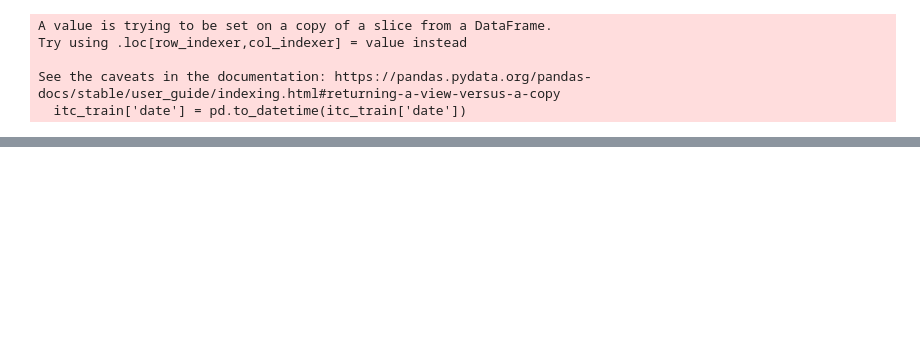
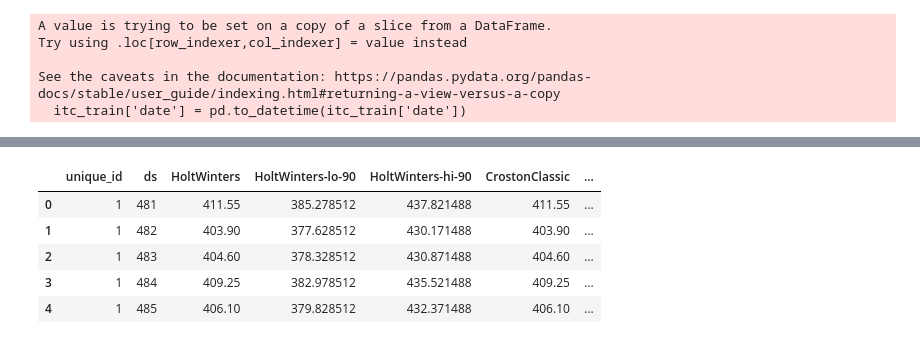
Before and after one commit to Vrunda-Kulkarni/Stock_Price_Prediction, a Jupyter notebook: 02_statsforecast.ipynb, the cells around one changed output, grey strips where cells are left out. Drawn from its saved outputs; the diff is of its cells as text; code cells hidden in the pictures; blank space fills up the shorter version.

```diff
--- a/02_statsforecast.ipynb
+++ b/02_statsforecast.ipynb
@@ -108,0 +125,49 @@ plt.show()
+# %%
+# -------------------------------------
+# Creating statsmodels object
+# -------------------------------------
+
+# itc_train = itc_train.drop(columns=['date'])
+
+# Sort by date
+itc_train = itc_train.sort_values('date')
+
+# Create row number (starting from 1)
+itc_train['ds'] = range(1, len(itc_train) + 1)
+
+itc_train = itc_train[['unique_id','ds','y']]
+# %%
+from statsforecast.models import (
+    HoltWinters,
+    CrostonClassic as Croston,
+    HistoricAverage,
+    DynamicOptimizedTheta as DOT,
+    SeasonalNaive
+)
+
+# Create a list of models and instantiation parameters
+models = [
+    HoltWinters(),
+    Croston(),
+    SeasonalNaive(season_length=12),
+    HistoricAverage(),
+    DOT(season_length=12)
+]
+
+# Instantiate StatsForecast class as sf
+sf = StatsForecast(
+    models=models,
+    freq=1,
+    fallback_model = SeasonalNaive(season_length=12),
+    n_jobs=-1,
+)
+
+forecasts_df = sf.forecast(df=itc_train, h=48, level=[90])
+forecasts_df.head()
+# %% [output]
+|  | unique_id | ds | HoltWinters | HoltWinters-lo-90 | HoltWinters-hi-90 | CrostonClassic | ... |
+| 0 | 1 | 481 | 411.55 | 385.278512 | 437.821488 | 411.55 | ... |
+| 1 | 1 | 482 | 403.90 | 377.628512 | 430.171488 | 403.90 | ... |
+| 2 | 1 | 483 | 404.60 | 378.328512 | 430.871488 | 404.60 | ... |
+| 3 | 1 | 484 | 409.25 | 382.978512 | 435.521488 | 409.25 | ... |
+| 4 | 1 | 485 | 406.10 | 379.828512 | 432.371488 | 406.10 | ... |
```
Also changed, not shown: parts of 5 cells of this notebook.
